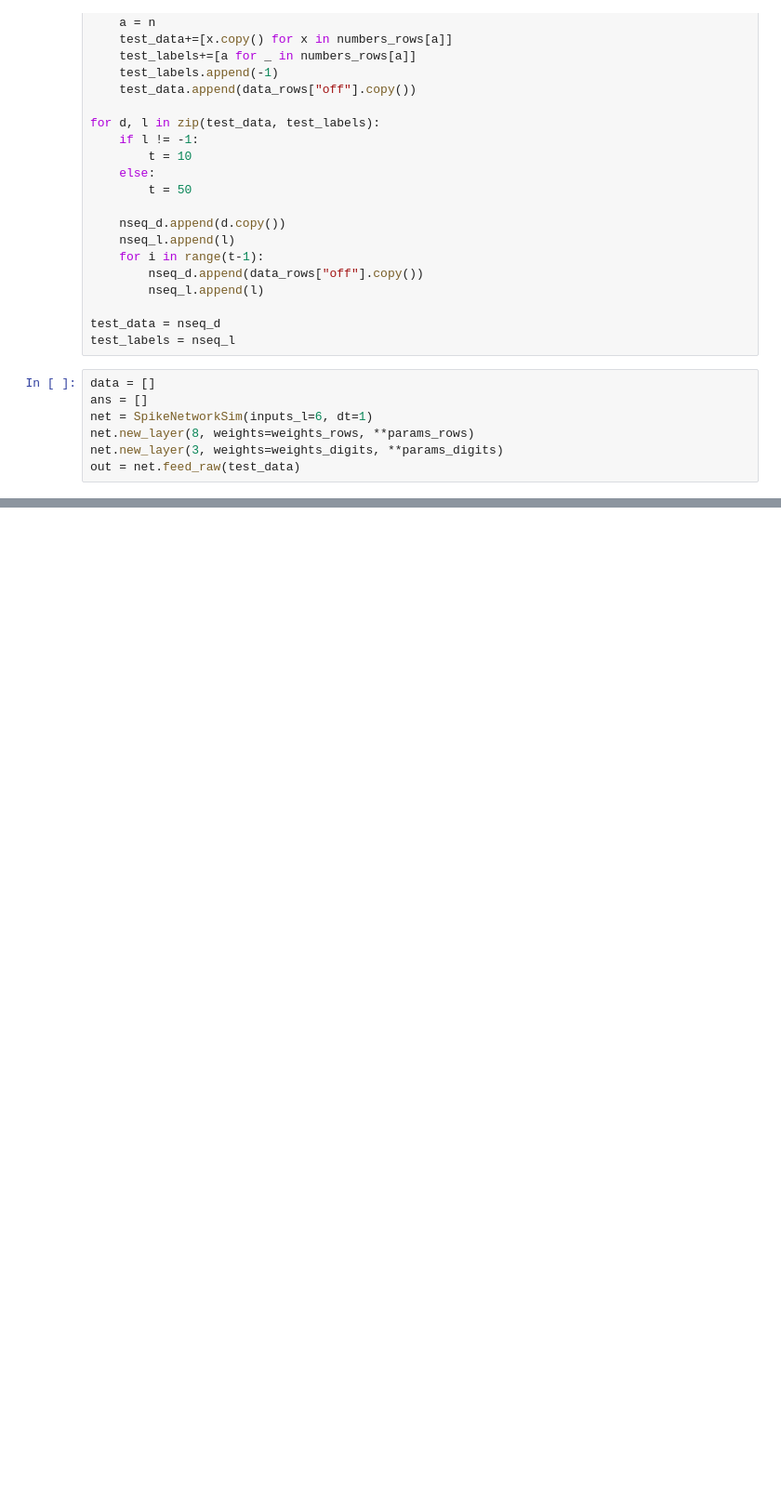
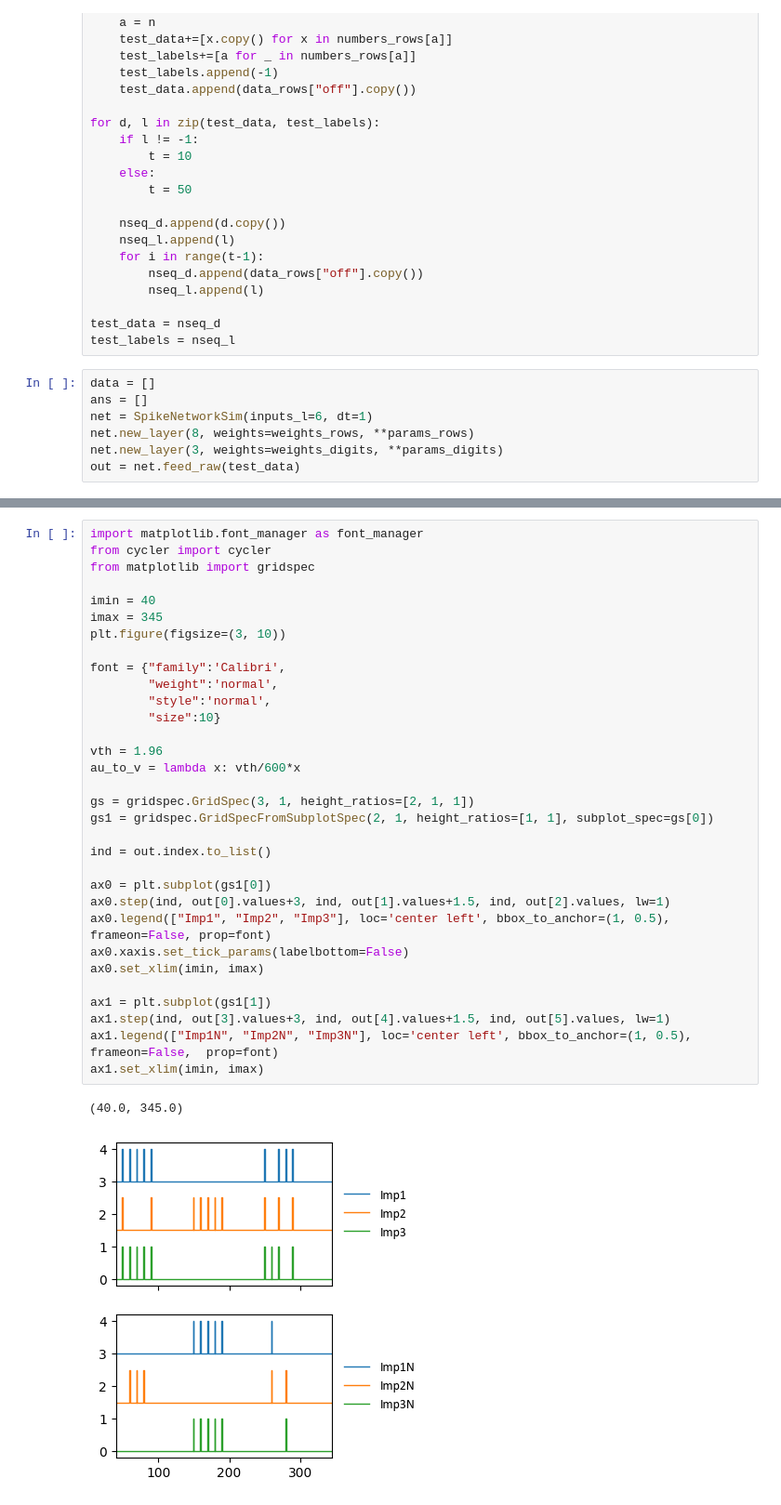
Before and after one commit to IvKormak/spikesim, a Jupyter notebook: old_model.ipynb, the cells around one changed output, grey strips where cells are left out. Shown at 93% size. Cells and saved outputs as stored; diff of their text form; blank space fills up the shorter version.

```diff
--- a/old_model.ipynb
+++ b/old_model.ipynb
@@ -329 +284,36 @@ plt.show()
+# %%
+import matplotlib.font_manager as font_manager
+from cycler import cycler
+from matplotlib import gridspec
+
+imin = 40
+imax = 345
+plt.figure(figsize=(3, 10))
+
+font = {"family":'Calibri',
+        "weight":'normal',
+        "style":'normal',
+        "size":10}
+
+vth = 1.96
+au_to_v = lambda x: vth/600*x
+
+gs = gridspec.GridSpec(3, 1, height_ratios=[2, 1, 1])
+gs1 = gridspec.GridSpecFromSubplotSpec(2, 1, height_ratios=[1, 1], subplot_spec=gs[0])
+
+ind = out.index.to_list()
+
+ax0 = plt.subplot(gs1[0])
+ax0.step(ind, out[0].values+3, ind, out[1].values+1.5, ind, out[2].values, lw=1)
+ax0.legend(["Imp1", "Imp2", "Imp3"], loc='center left', bbox_to_anchor=(1, 0.5), frameon=False, prop=font)
+ax0.xaxis.set_tick_params(labelbottom=False)
+ax0.set_xlim(imin, imax)
+
+ax1 = plt.subplot(gs1[1])
+ax1.step(ind, out[3].values+3, ind, out[4].values+1.5, ind, out[5].values, lw=1)
+ax1.legend(["Imp1N", "Imp2N", "Imp3N"], loc='center left', bbox_to_anchor=(1, 0.5), frameon=False,  prop=font)
+ax1.set_xlim(imin, imax)
+# %% [output]
+(40.0, 345.0)
+[figure, added]
 # %%
```
Also changed, not shown: parts of 18 cells of this notebook, 5 other files.
